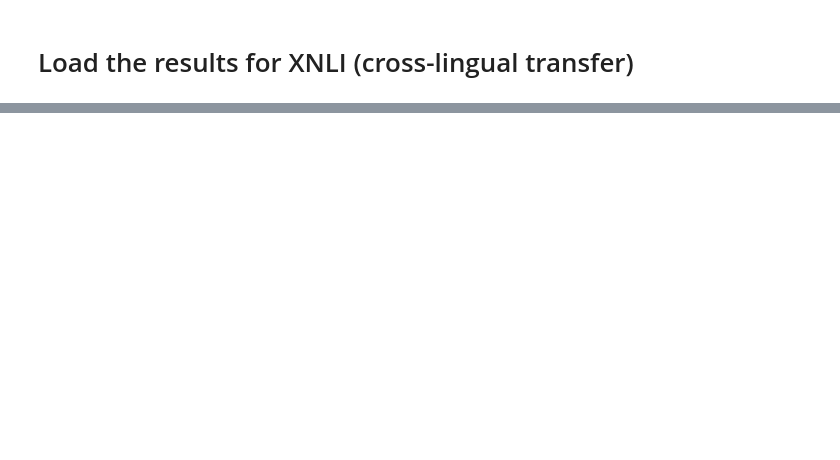
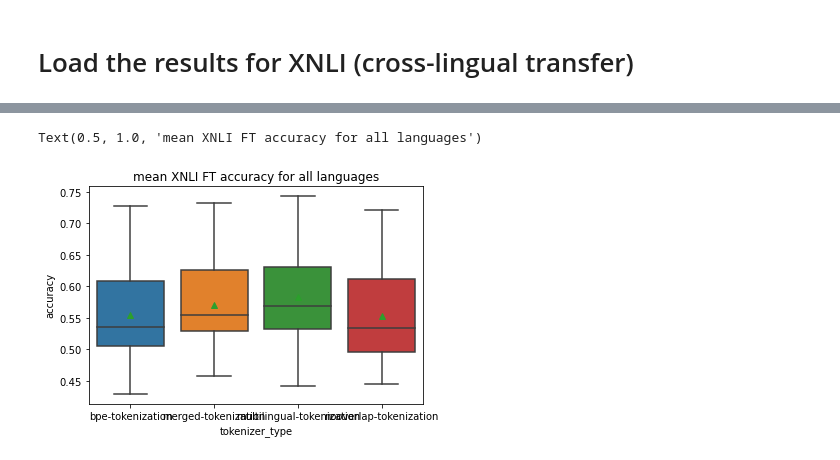
Before and after one commit to tomlimi/entangled_in_scripts, a Jupyter notebook: src/notebooks/3_xnli_results.ipynb, the cells around one changed output, grey strips where cells are left out. Saved outputs shown, nothing was run; the diff lists cells and outputs as text; code cells hidden in the pictures; blank space fills up the shorter version.

```diff
--- a/src/notebooks/3_xnli_results.ipynb
+++ b/src/notebooks/3_xnli_results.ipynb
@@ -104,0 +106,12 @@ for tok_type in tokenizer_types:
+# %%
+df = pd.DataFrame(xnli_results)
+df['lang_src'] = pd.Categorical(df['lang_src'], categories=df['lang_src'].unique())
+df['lang_tgt'] = pd.Categorical(df['lang_tgt'], categories=df['lang_tgt'].unique())
+
+df = df[df['post_training'] == 'FT']
+
+sns.boxplot(x='tokenizer_type', y='accuracy', data=df, showmeans=True)
+plt.title(f"mean XNLI {post_training} {metric} for all languages")
+# %% [output]
+Text(0.5, 1.0, 'mean XNLI FT accuracy for all languages')
+[figure, added]
```
Also changed, not shown: parts of 8 cells of this notebook, 2 other files.
